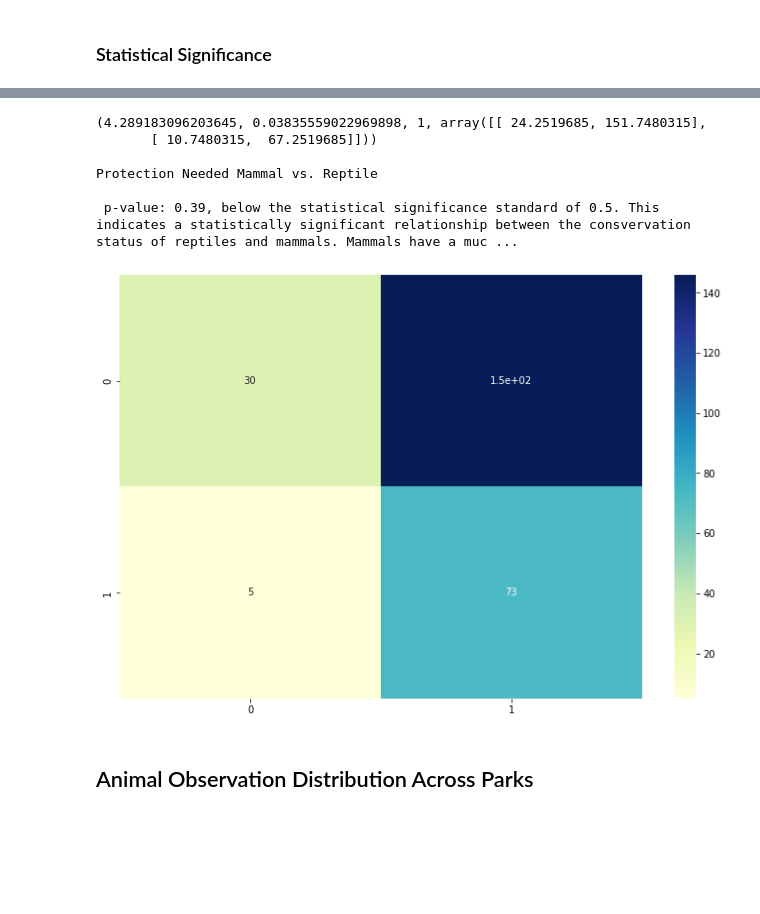
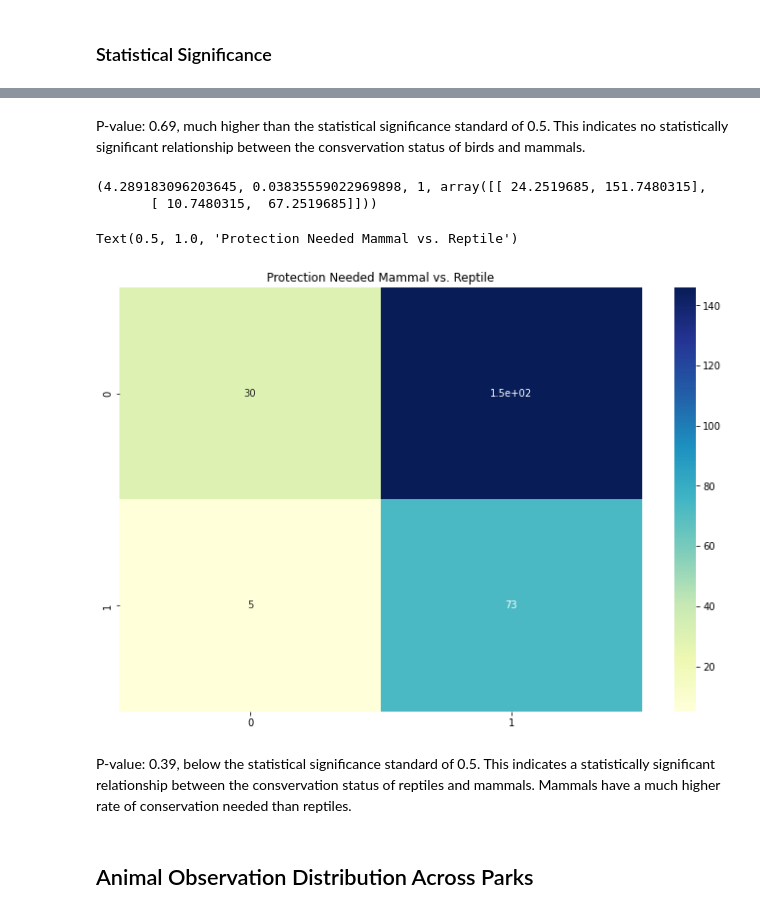
Before and after one commit to h-ostcode/Biodiversity-in-National-Parks, a Jupyter notebook: biodiversity.ipynb, the cells around one changed output, grey strips where cells are left out. Drawn from its saved outputs; the diff is of its cells as text; code cells hidden in the pictures; blank space fills up the shorter version.

```diff
--- a/biodiversity.ipynb
+++ b/biodiversity.ipynb
@@ -294,21 +290,21 @@ Protection Needed Mammal vs. Bird
+# %% [markdown]
+P-value: 0.69, much higher than the statistical significance standard of 0.5. This indicates no statistically significant relationship between the consvervation status of birds and mammals.
 # %%
 #Contigency table and chi square mammal vs reptile
 c_table2 = [[30,146], [5, 73]]
 print(chi2_contingency(c_table2))
-print('\nProtection Needed Mammal vs. Reptile')
 
 #Heatmap of c_table2 data
 plt.figure(figsize=(12,8))
 sns.heatmap(c_table2, annot=True, cmap='YlGnBu')
-print('\n p-value: 0.39, below the statistical significance standard of 0.5. This indicates a statistically significant relationship between the consvervation status of reptiles and mammals. Mammals have a much higher rate of conservation needed than reptiles.')
+plt.title('Protection Needed Mammal vs. Reptile')
 # %% [output]
 (4.289183096203645, 0.03835559022969898, 1, array([[ 24.2519685, 151.7480315],
        [ 10.7480315,  67.2519685]]))
-
-Protection Needed Mammal vs. Reptile
-
- p-value: 0.39, below the statistical significance standard of 0.5. This indicates a statistically significant relationship between the consvervation status of reptiles and mammals. Mammals have a muc ...
+Text(0.5, 1.0, 'Protection Needed Mammal vs. Reptile')
-[figure, old version]
+[figure, new version]
+# %% [markdown]
+P-value: 0.39, below the statistical significance standard of 0.5. This indicates a statistically significant relationship between the consvervation status of reptiles and mammals. Mammals have a much higher rate of conservation needed than reptiles.
 # %% [markdown]
 ## Animal Observation Distribution Across Parks
 # %%
```
Also changed, not shown: parts of 7 cells of this notebook, 6 other files.
